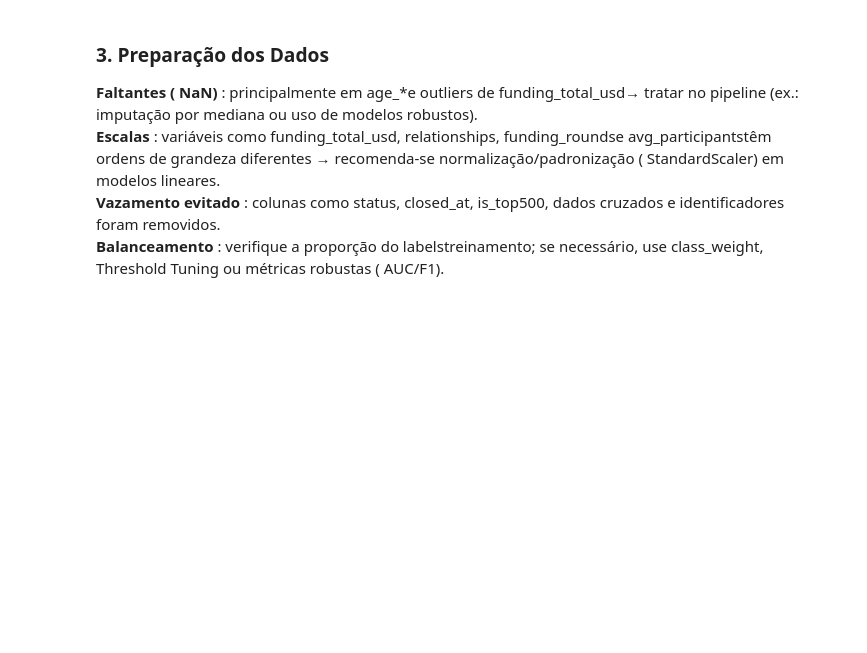
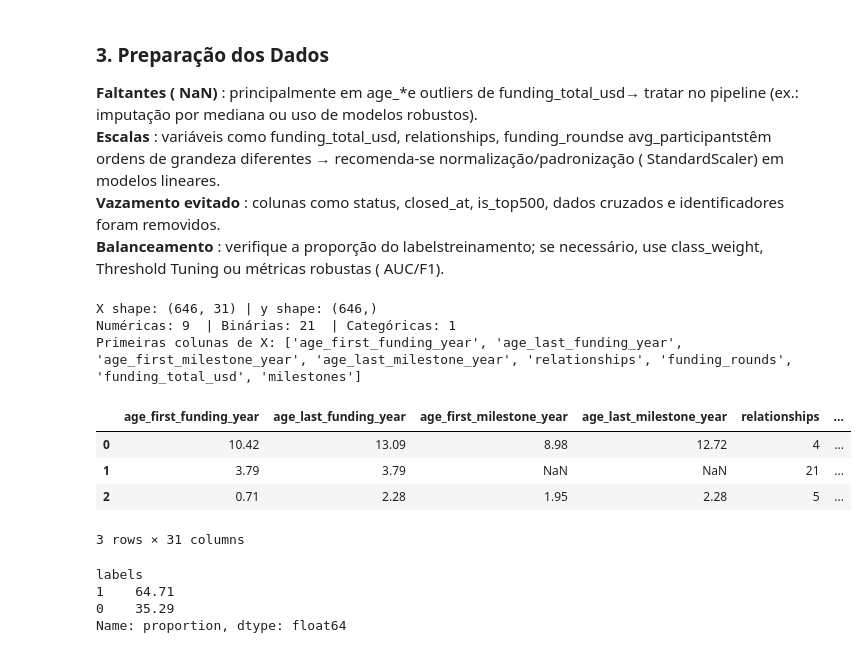
Before and after one commit to GigicaNeves/desafioKaggle, a Jupyter notebook: modelo.ipynb, the cells around one changed output. Saved outputs shown, nothing was run; the diff lists cells and outputs as text; code cells hidden in the pictures; blank space fills up the shorter version.

```diff
--- a/modelo.ipynb
+++ b/modelo.ipynb
@@ -248,2 +256,53 @@ Colunas do dataset de treino:
 **Vazamento evitado** : colunas como status, closed_at, is_top500, dados cruzados e identificadores foram removidos. <br>
 **Balanceamento** : verifique a proporção do labelstreinamento; se necessário, use class_weight, Threshold Tuning ou métricas robustas ( AUC/F1).
+# %%
+# Organizando as colunas por tipo de dado
+
+num_cols = [
+    "age_first_funding_year", "age_last_funding_year",
+    "age_first_milestone_year", "age_last_milestone_year",
+    "relationships", "funding_rounds",
+    "funding_total_usd", "milestones",
+    "avg_participants"
+]
+binary_cols = [
+    "is_CA","is_NY","is_MA","is_TX","is_otherstate",
+    "is_software","is_web","is_mobile","is_enterprise","is_advertising",
+    "is_gamesvideo","is_ecommerce","is_biotech","is_consulting","is_othercategory",
+    "has_VC","has_angel","has_roundA","has_roundB","has_roundC","has_roundD"
+]
+cat_cols = ["category_code"]
+id_cols = ["id"]
+target_col = "labels"
+
+# Separar alvo e features
+y = df_train[target_col].copy()
+X = df_train.drop(columns=[target_col] + [c for c in id_cols if c in df_train.columns])
+
+# Manter nas listas apenas colunas que realmente existem em X
+def keep_existing(cols, X):
+    return [c for c in cols if c in X.columns]
+
+num_cols   = keep_existing(num_cols, X)
+binary_cols= keep_existing(binary_cols, X)
+cat_cols   = keep_existing(cat_cols, X)
+
+# Checagens
+print("X shape:", X.shape, "| y shape:", y.shape)
+print(f"Numéricas: {len(num_cols)}  | Binárias: {len(binary_cols)}  | Categóricas: {len(cat_cols)}")
+print("Primeiras colunas de X:", list(X.columns)[:8])
+display(X.head(3))
+y.value_counts(normalize=True).mul(100).round(2)
+# %% [output]
+X shape: (646, 31) | y shape: (646,)
+Numéricas: 9  | Binárias: 21  | Categóricas: 1
+Primeiras colunas de X: ['age_first_funding_year', 'age_last_funding_year', 'age_first_milestone_year', 'age_last_milestone_year', 'relationships', 'funding_rounds', 'funding_total_usd', 'milestones']
+|  | age_first_funding_year | age_last_funding_year | age_first_milestone_year | age_last_milestone_year | relationships | ... |
+| 0 | 10.42 | 13.09 | 8.98 | 12.72 | 4 | ... |
+| 1 | 3.79 | 3.79 | NaN | NaN | 21 | ... |
+| 2 | 0.71 | 2.28 | 1.95 | 2.28 | 5 | ... |
+3 rows × 31 columns
+labels
+1    64.71
+0    35.29
+Name: proportion, dtype: float64
```
Also changed, not shown: parts of 5 cells of this notebook.
